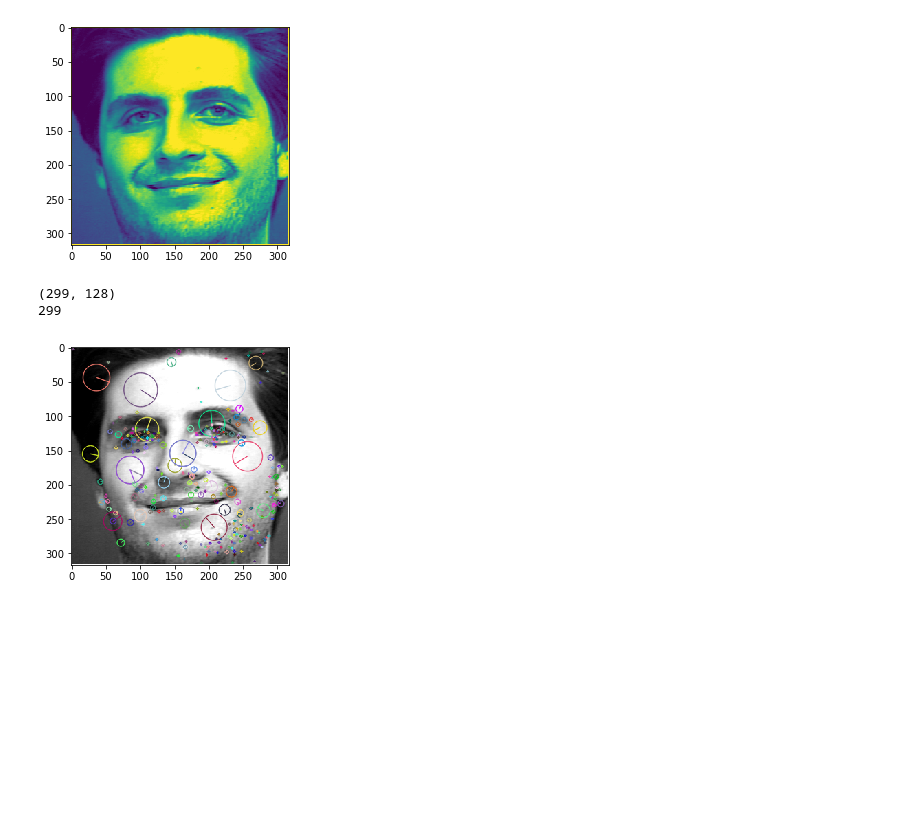
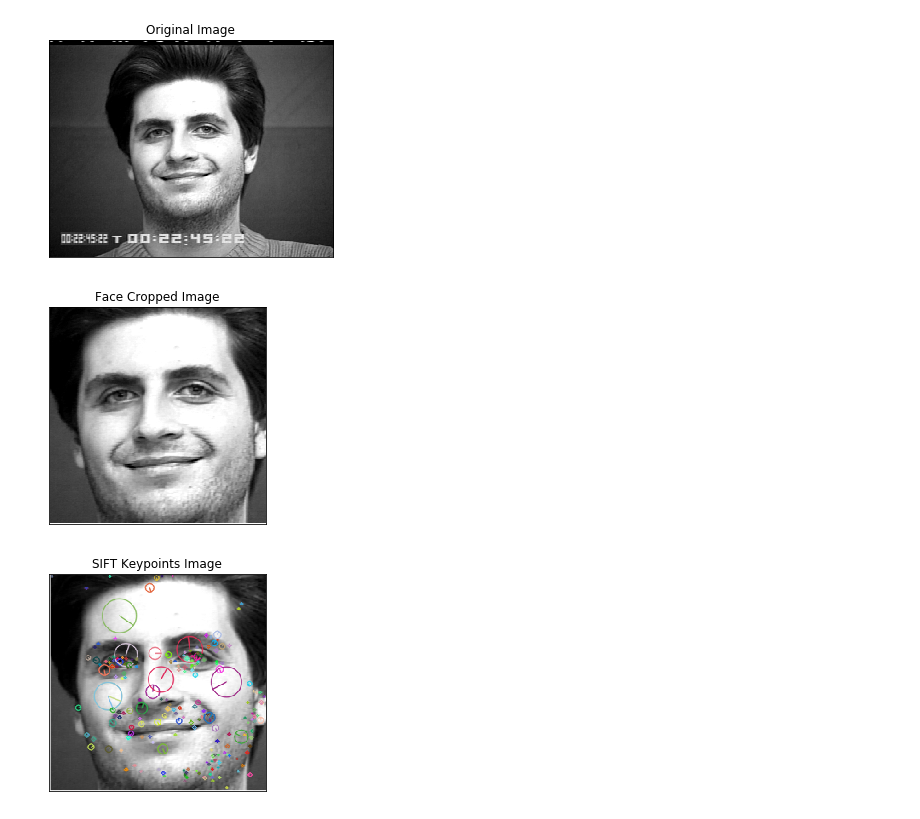
Before and after one commit to aten2001/CVproject, a Jupyter notebook: faceDetection.ipynb, the cells around one changed output. Saved outputs shown, nothing was run; the diff lists cells and outputs as text; code cells hidden in the pictures; blank space fills up the shorter version.

```diff
--- a/faceDetection.ipynb
+++ b/faceDetection.ipynb
@@ -1,39 +1,50 @@
 # %%
 import numpy as np
 import cv2
 import matplotlib.pyplot as plt
 %matplotlib inline
 
 img = cv2.imread('test.png',0)
 test_image = img.copy()
-plt.imshow(test_image)
-
+plt.imshow(test_image,cmap='gray')
+cur_axes = plt.gca()
+cur_axes.axes.get_xaxis().set_visible(False)
+cur_axes.axes.get_yaxis().set_visible(False)
+plt.title("Original Image")
+plt.show()
 
 haar_cascade_face = cv2.CascadeClassifier('data/haarcascades/haarcascade_frontalface_default.xml')
 faces_rects = haar_cascade_face.detectMultiScale(test_image, scaleFactor = 1.2, minNeighbors = 5);
 for (x,y,w,h) in faces_rects:
      cv2.rectangle(test_image, (x, y), (x+w, y+h), (255, 0, 0), 2)
 # plt.imshow(test_image)
 # plt.show()
 
 # Crop the image
 face_cropped = test_image[y:y+h, x:x+w]
-plt.imshow(face_cropped)
+plt.imshow(face_cropped,cmap='gray')
+cur_axes = plt.gca()
+cur_axes.axes.get_xaxis().set_visible(False)
+cur_axes.axes.get_yaxis().set_visible(False)
+plt.title("Face Cropped Image")
 plt.show()
 
 # Resize image to 256 x 256
 face_cropped = cv2.resize(face_cropped, (256,256))
 
 # SIFT
 sift = cv2.xfeatures2d.SIFT_create()
 kp, des = sift.detectAndCompute(face_cropped, None)
 img=cv2.drawKeypoints(face_cropped,kp,None,flags=cv2.DRAW_MATCHES_FLAGS_DRAW_RICH_KEYPOINTS)
-print(des.shape)
-print(len(kp))
+# print(des.shape)
+# print(len(kp))
 plt.imshow(img)
+cur_axes = plt.gca()
+cur_axes.axes.get_xaxis().set_visible(False)
+cur_axes.axes.get_yaxis().set_visible(False)
+plt.title("SIFT Keypoints Image")
 plt.show()
 # %% [output]
-[figure, old version]
+[figure, new version]
-(299, 128)
-299
-[figure, old version]
+[figure, new version]
+[figure, added]
```
Also changed, not shown: 5 other files.
